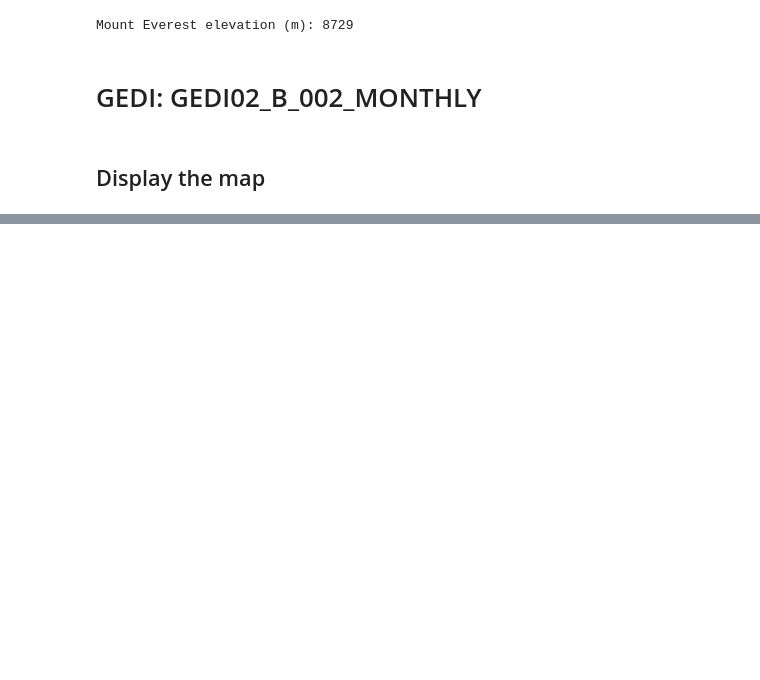
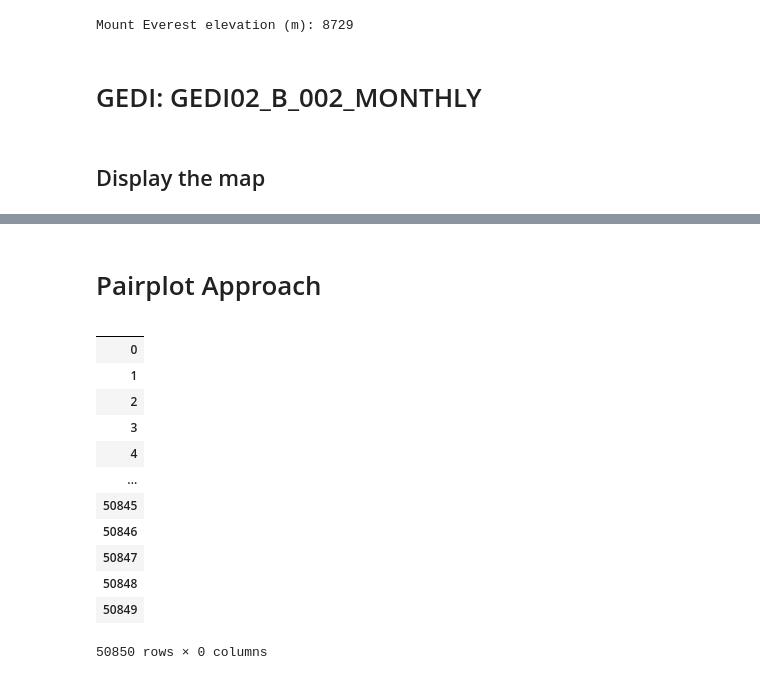
Before and after one commit to MayerT1/Pakistan_Research, a Jupyter notebook: Pakistan_Activity_1_Prelim.ipynb, the cells around one changed output, grey strips where cells are left out. Saved outputs shown, nothing was run; the diff lists cells and outputs as text; code cells hidden in the pictures; blank space fills up the shorter version.

```diff
--- a/Pakistan_Activity_1_Prelim.ipynb
+++ b/Pakistan_Activity_1_Prelim.ipynb
@@ -170,0 +185,2 @@ Map(bottom=26312.0, center=[34.75966612466248, 72.82028415312827], controls=(Wid
+# %% [markdown]
+# Pairplot Approach
@@ -170,0 +196,16 @@ Map(bottom=26312.0, center=[34.75966612466248, 72.82028415312827], controls=(Wid
+# %%
+gdf
+# %% [output]
+|  |
+| 0 |
+| 1 |
+| 2 |
+| 3 |
+| 4 |
+| ... |
+| 50845 |
+| 50846 |
+| 50847 |
+| 50848 |
+| 50849 |
+50850 rows × 0 columns
```
Also changed, not shown: parts of 17 cells of this notebook.
